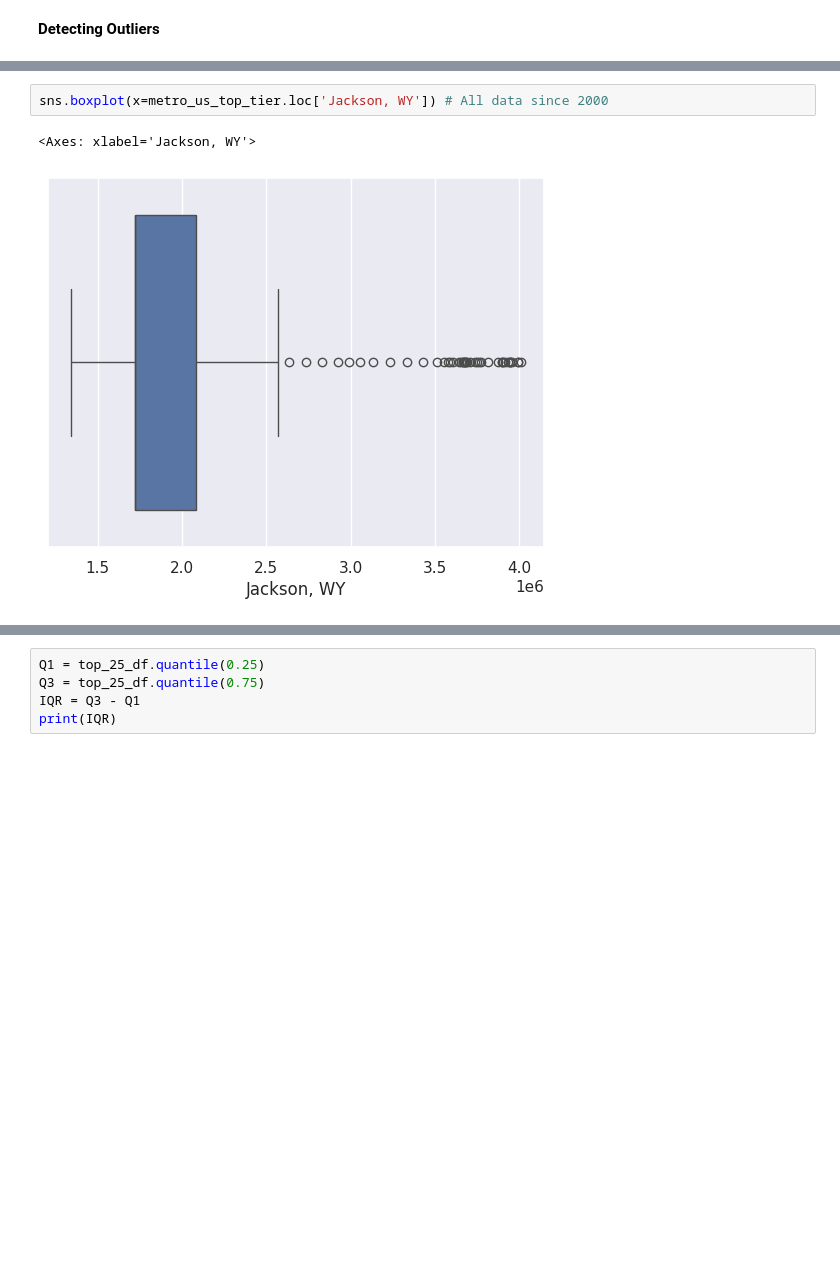
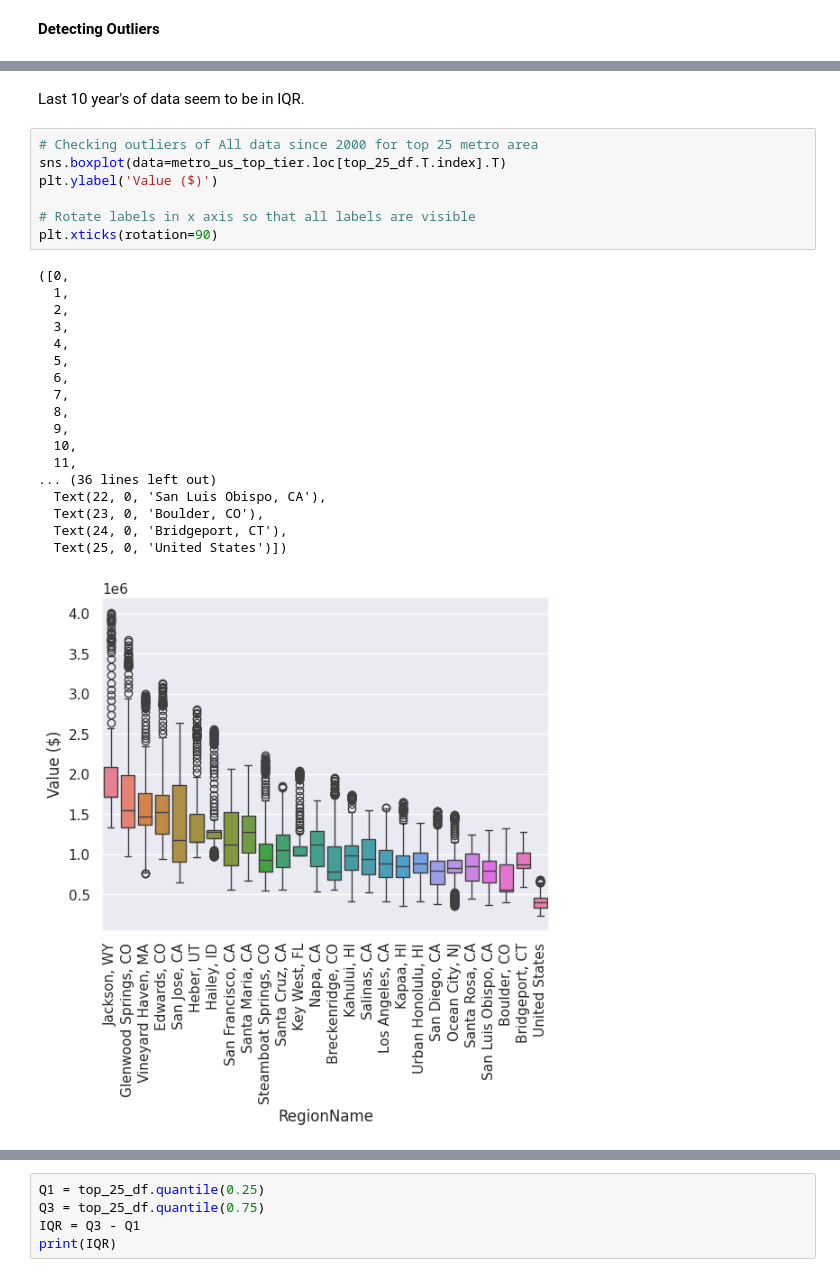
Before and after one commit to arthurkennedy/eda_dppt_project, a Jupyter notebook: final_project_1_roban/Final Project.ipynb, the cells around one changed output, grey strips where cells are left out. Drawn from its saved outputs; the diff is of its cells as text; blank space fills up the shorter version.

Commit message:
Added additional details, box plots and comparison of two data for first project question number 1

```diff
--- a/final_project_1_roban/Final Project.ipynb
+++ b/final_project_1_roban/Final Project.ipynb
@@ -453,9 +504,32 @@ sns.boxplot(x=last_ten_years_metro_data.loc['United States'])
 # %% [output]
 <Axes: xlabel='United States'>
 [figure]
+# %% [markdown]
+Last 10 year's of data seem to be in IQR.
 # %%
-sns.boxplot(x=metro_us_top_tier.loc['Jackson, WY']) # All data since 2000
+# Checking outliers of All data since 2000 for top 25 metro area
+sns.boxplot(data=metro_us_top_tier.loc[top_25_df.T.index].T)
+plt.ylabel('Value ($)')
+
+# Rotate labels in x axis so that all labels are visible
+plt.xticks(rotation=90)
 # %% [output]
-<Axes: xlabel='Jackson, WY'>
+([0,
+  1,
+  2,
+  3,
+  4,
+  5,
+  6,
+  7,
+  8,
+  9,
+  10,
+  11,
+... (36 lines left out)
+  Text(22, 0, 'San Luis Obispo, CA'),
+  Text(23, 0, 'Boulder, CO'),
+  Text(24, 0, 'Bridgeport, CT'),
+  Text(25, 0, 'United States')])
-[figure, old version]
+[figure, new version]
 # %%
```
Also changed, not shown: parts of 28 cells of this notebook.
